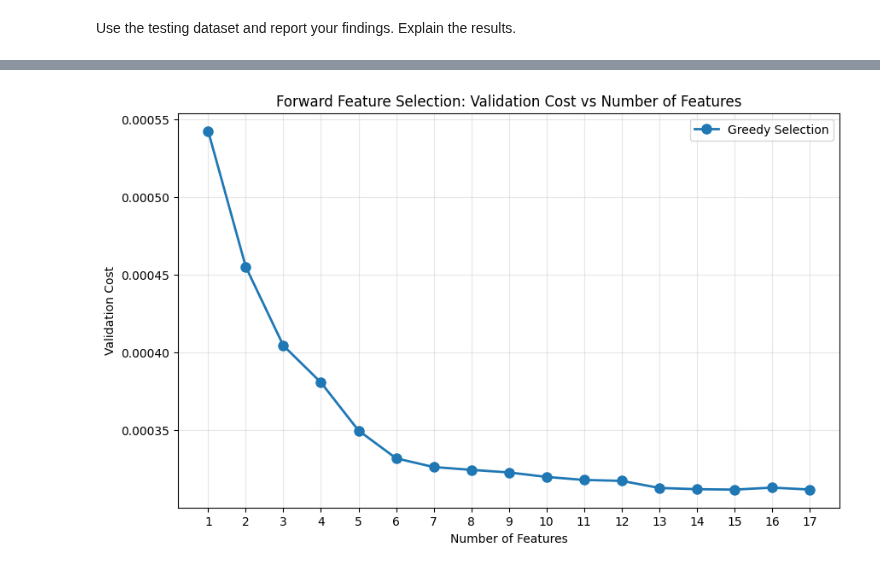
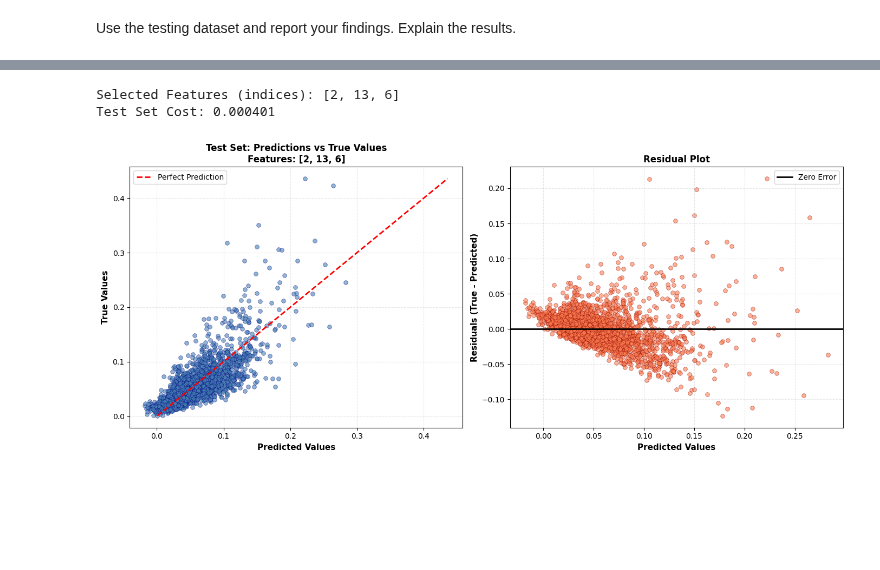
Before and after one commit to Evyatar-shaked/dani-and-evyatar-ML, a Jupyter notebook: HW2/hw2.ipynb, the cells around one changed output, grey strips where cells are left out. Cells and saved outputs as stored; diff of their text form; code cells hidden in the pictures; blank space fills up the shorter version.

Commit message:
testing the model

```diff
--- a/HW2/hw2.ipynb
+++ b/HW2/hw2.ipynb
@@ -855,20 +794,58 @@ Difference:         0.000000
-# %%
-selected_features, validation_costs = forward_feature_selection(
-    X_train, y_train, X_val, y_val,
-    alpha=best_alpha,
-    num_iter=20000,
-    max_features= 17  # Stopping condition: exactly 3 features
-)
-
-# Visualize the improvement
-plt.figure(figsize=(10, 6))
-plt.plot(range(1, len(validation_costs) + 1), validation_costs, marker='o', linewidth=2, markersize=8, label='Greedy Selection')
-plt.xlabel('Number of Features')
-plt.ylabel('Validation Cost')
-plt.title('Forward Feature Selection: Validation Cost vs Number of Features')
-plt.grid(True, alpha=0.3)
-plt.xticks(range(1, len(validation_costs) + 1))
-plt.legend()
-plt.show()
-# %% [output]
-[figure, removed]
+# %%
+# ============================================================================
+# TEST SET EVALUATION: Best 3 Features
+# ============================================================================
+
+# Since greedy and exact found the same features, we only need to evaluate once
+best_features = selected_features  # or best_triplet - they're the same
+
+# Extract the feature columns (bias + 3 selected features)
+X_train_best = X_train[:, [0] + [f + 1 for f in best_features]]
+X_test_best = X_test[:, [0] + [f + 1 for f in best_features]]
+
+# Train the model on the best features
+np.random.seed(42)
+theta_best = np.random.random(size=4)
+theta_best, J_history = gradient_descent(X_train_best, y_train, theta_best, best_alpha, 20000)
+
+# Evaluate on test set
+test_cost = compute_cost(X_test_best, y_test, theta_best)
+
+print(f"Selected Features (indices): {best_features}")
+print(f"Test Set Cost: {test_cost:.6f}")
+
+
+# Visualization: Predictions vs True Values
+fig, axes = plt.subplots(1, 2, figsize=(14, 6))
+
+# Scatter plot: Predicted vs True
+predictions = X_test_best @ theta_best
+axes[0].scatter(predictions, y_test, alpha=0.6, s=30, c='steelblue', edgecolors='navy', linewidth=0.5)
+axes[0].plot([y_test.min(), y_test.max()], [y_test.min(), y_test.max()], 'r--', lw=2, label='Perfect Prediction')
+axes[0].set_xlabel('Predicted Values', fontsize=11, fontweight='bold')
+axes[0].set_ylabel('True Values', fontsize=11, fontweight='bold')
+axes[0].set_title(f'Test Set: Predictions vs True Values\nFeatures: {best_features}', fontsize=12, fontweight='bold')
+axes[0].legend()
+axes[0].grid(True, alpha=0.3, linestyle='--')
+
+# Residual plot
+residuals = y_test - predictions
+axes[1].scatter(predictions, residuals, alpha=0.6, s=30, c='coral', edgecolors='darkred', linewidth=0.5)
+axes[1].axhline(y=0, color='black', linestyle='-', lw=2, label='Zero Error')
+axes[1].set_xlabel('Predicted Values', fontsize=11, fontweight='bold')
+axes[1].set_ylabel('Residuals (True - Predicted)', fontsize=11, fontweight='bold')
+axes[1].set_title('Residual Plot', fontsize=12, fontweight='bold')
+axes[1].legend()
+axes[1].grid(True, alpha=0.3, linestyle='--')
+
+plt.tight_layout()
+plt.show()
+
+# Calculate additional metrics
+mse = test_cost * 2  # convert back from cost function (which divides by 2m)
+rmse = np.sqrt(mse)
+mae = np.mean(np.abs(residuals))
+# %% [output]
+Selected Features (indices): [2, 13, 6]
+Test Set Cost: 0.000401
+[figure, added]
```
Also changed, not shown: parts of 7 cells of this notebook.
